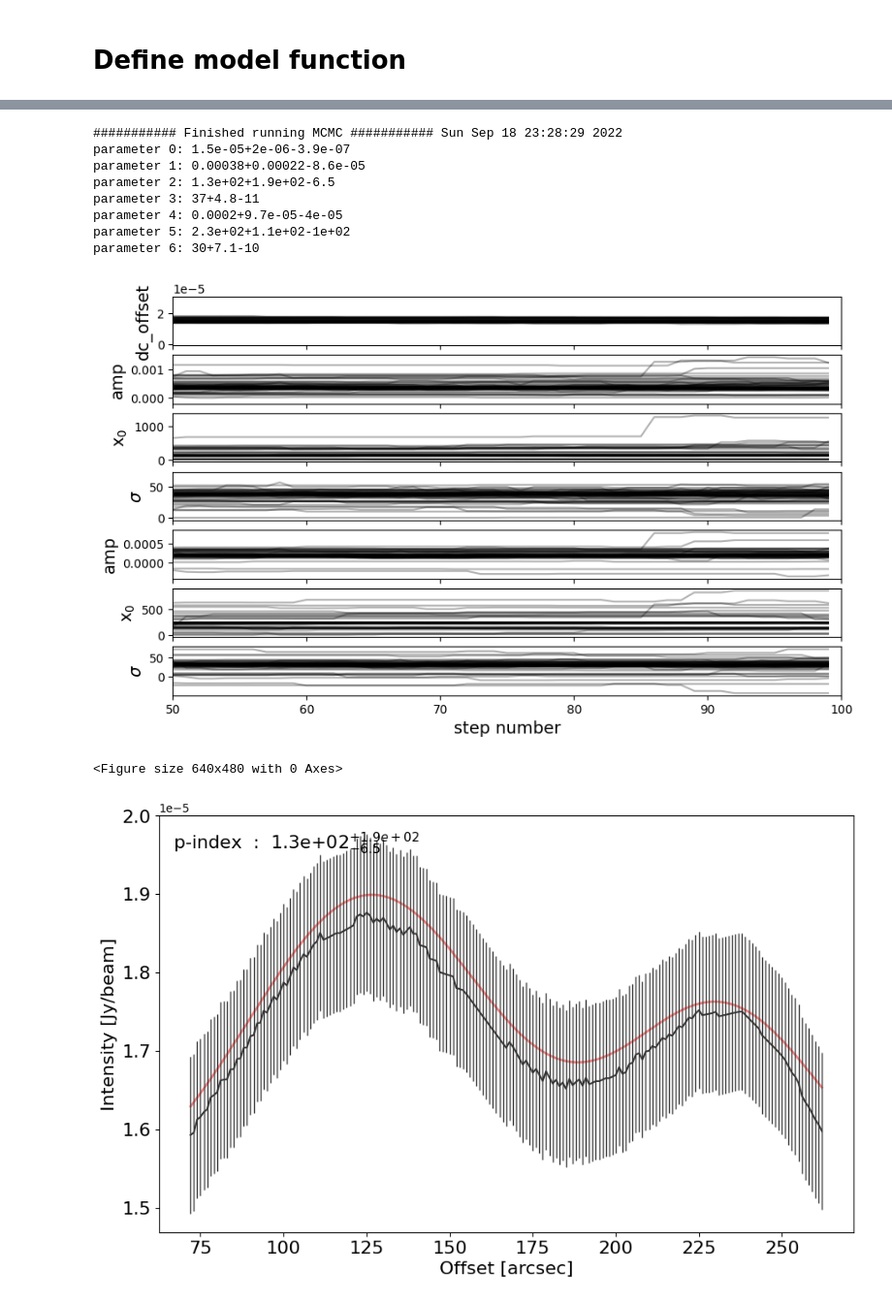
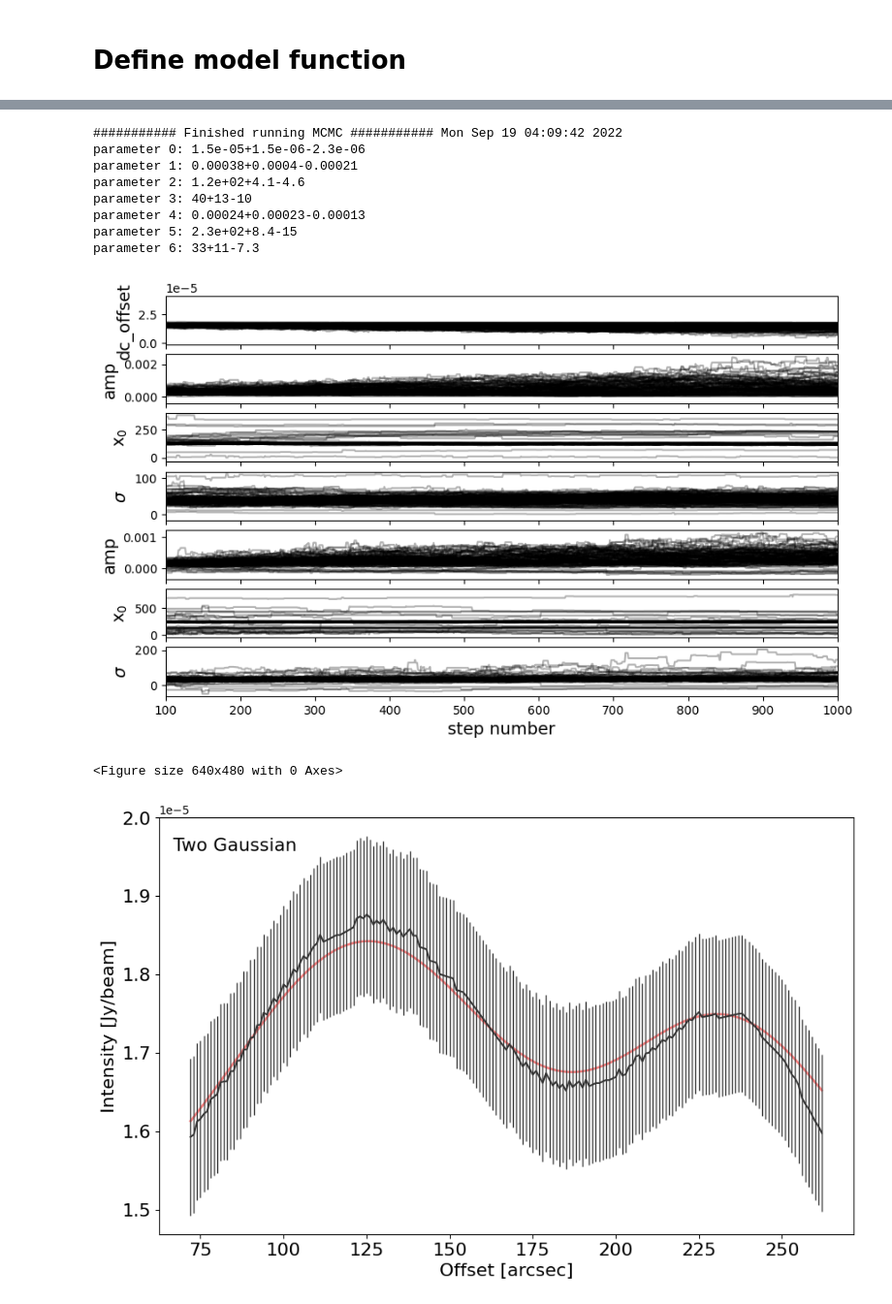
Before and after one commit to baobabyoo/Terada_GaussianMC, a Jupyter notebook: analysis/Tb_profile/Tb_fit.ipynb, the cells around one changed output, grey strips where cells are left out. Shown at 97% size. Saved outputs shown, nothing was run; the diff lists cells and outputs as text; code cells hidden in the pictures.

```diff
--- a/analysis/Tb_profile/Tb_fit.ipynb
+++ b/analysis/Tb_profile/Tb_fit.ipynb
@@ -69,7 +69,8 @@ def gaussian_1d(x, parms):
     for i in range(0, num_x):
         x1 = np.abs( x[i] - x0 )
         x2 = np.abs( x[i] - (x0+360.0) )
-        xdiff = np.min( [x1,x2] )
+        x3 = np.abs( x[i] - (x0-360.0) )
+        xdiff = np.min( [x1,x2,x3] )
 
         B[i] = -0.5 * (( xdiff/sigma )**2.0)
 
@@ -152,10 +153,10 @@ lnprior_func = twogaussian_1d_lnprior
 parms_range = []
 
 # MCMC setup
-nwalkers        = 60   # need to be a few times larger than the number of free-parameters
-nsteps          = 100
+nwalkers        = 120   # need to be a few times larger than the number of free-parameters
+nsteps          = 1000
 n_processor     = 60
-step_to_discard = 50
+step_to_discard = 100
 
 # output setup
 emcee_backend_name = 'twogaussian.h5'
@@ -209,7 +210,7 @@ if (n_processor < ncpu):
                                     test.lnprob,       # function to evaluate log probability
                                     args    = test.args,
                                     backend = test.backend,
-                                    # pool = pool      # Multi-processor (does not work for Macbook Pro)
+                                    pool = pool      # Multi-processor (does not work for Macbook Pro)
                                    )
 
 if (n_processor < ncpu):
@@ -241,10 +242,8 @@ if (n_processor < ncpu):
                          )
 
     # Plot the data and the fitted profile
-    label_string = 'p-index  :  ' + str( format(test.parms[2], '.2g')    )  + r'$' \
-                              + r'^{+' + str(  format(test.parms_u[2] - test.parms[2], '.2g')  ) + r'}' \
-                              + r'_{-' + str(  format(test.parms[2] - test.parms_l[2], '.2g')  ) + r'}' \
-                              + r'$'
+    label_string = 'Two Gaussian'
+
     test.plot_profile(
                   # xscale='log', yscale='log',
                   outfigname = profileFig_name,
@@ -281,11 +280,11 @@ See the caveats in the documentation: https://pandas.pydata.org/pandas-docs/stab
-########### Finished running MCMC ########### Sun Sep 18 23:28:29 2022
-parameter 0: 1.5e-05+2e-06-3.9e-07
-parameter 1: 0.00038+0.00022-8.6e-05
-parameter 2: 1.3e+02+1.9e+02-6.5
-parameter 3: 37+4.8-11
-parameter 4: 0.0002+9.7e-05-4e-05
-parameter 5: 2.3e+02+1.1e+02-1e+02
-parameter 6: 30+7.1-10
+########### Finished running MCMC ########### Mon Sep 19 04:09:42 2022
+parameter 0: 1.5e-05+1.5e-06-2.3e-06
+parameter 1: 0.00038+0.0004-0.00021
+parameter 2: 1.2e+02+4.1-4.6
+parameter 3: 40+13-10
+parameter 4: 0.00024+0.00023-0.00013
+parameter 5: 2.3e+02+8.4-15
+parameter 6: 33+11-7.3
-[figure, old version]
+[figure, new version]
 <Figure size 640x480 with 0 Axes>
-[figure, old version]
+[figure, new version]
```
Also changed, not shown: parts of 1 cell of this notebook, 2 other files.
